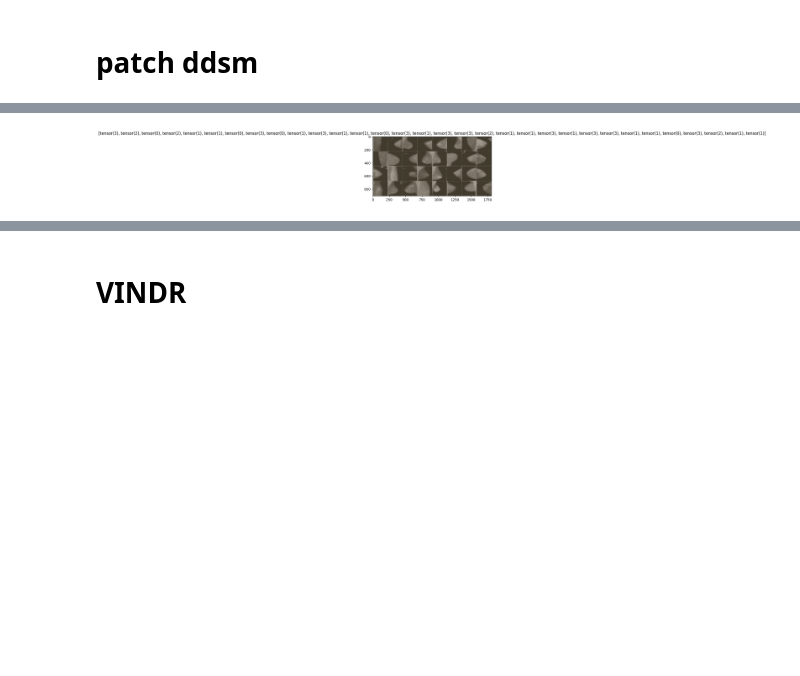
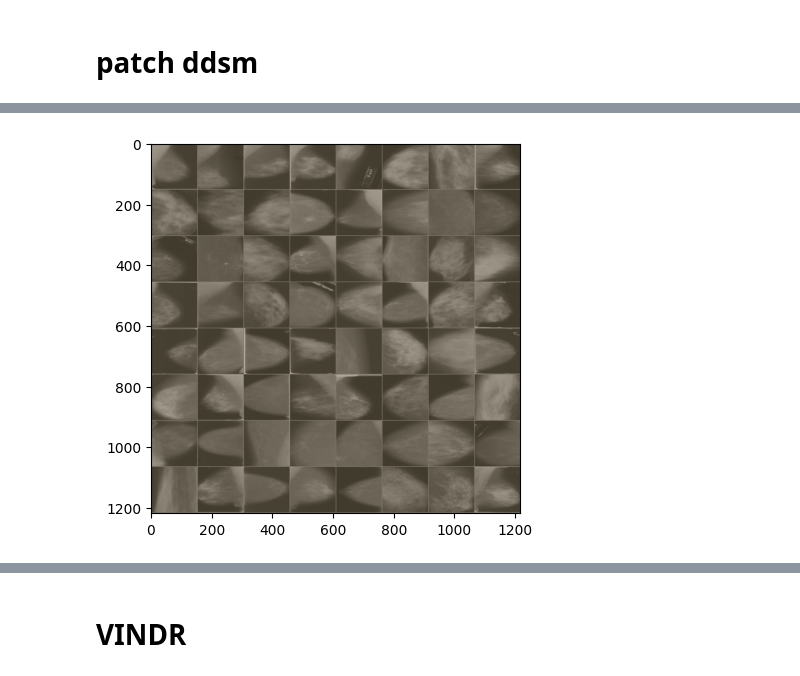
Before and after one commit to Griphu/federated_learning_demo, a Jupyter notebook: notebooks/dataset_comparison_resnet.ipynb, the cells around one changed output, grey strips where cells are left out. Cells and saved outputs as stored; diff of their text form; code cells hidden in the pictures; blank space fills up the shorter version.

```diff
--- a/notebooks/dataset_comparison_resnet.ipynb
+++ b/notebooks/dataset_comparison_resnet.ipynb
@@ -242,9 +259,9 @@ FileNotFoundError: [WinError 3] System nie może odnaleźć określonej ścieżk
 # %%
 # Get a batch of training data
 images, labels = next(iter(dataloaders['train']))
 # Make a grid from batch
 grid = make_grid(images)
-imshow(grid,title=[x for x in labels])
+imshow(grid)
 # %% [output]
-[figure, old version]
+[figure, new version]
 # %%
```
Also changed, not shown: parts of 15 cells of this notebook, 5 other files.
